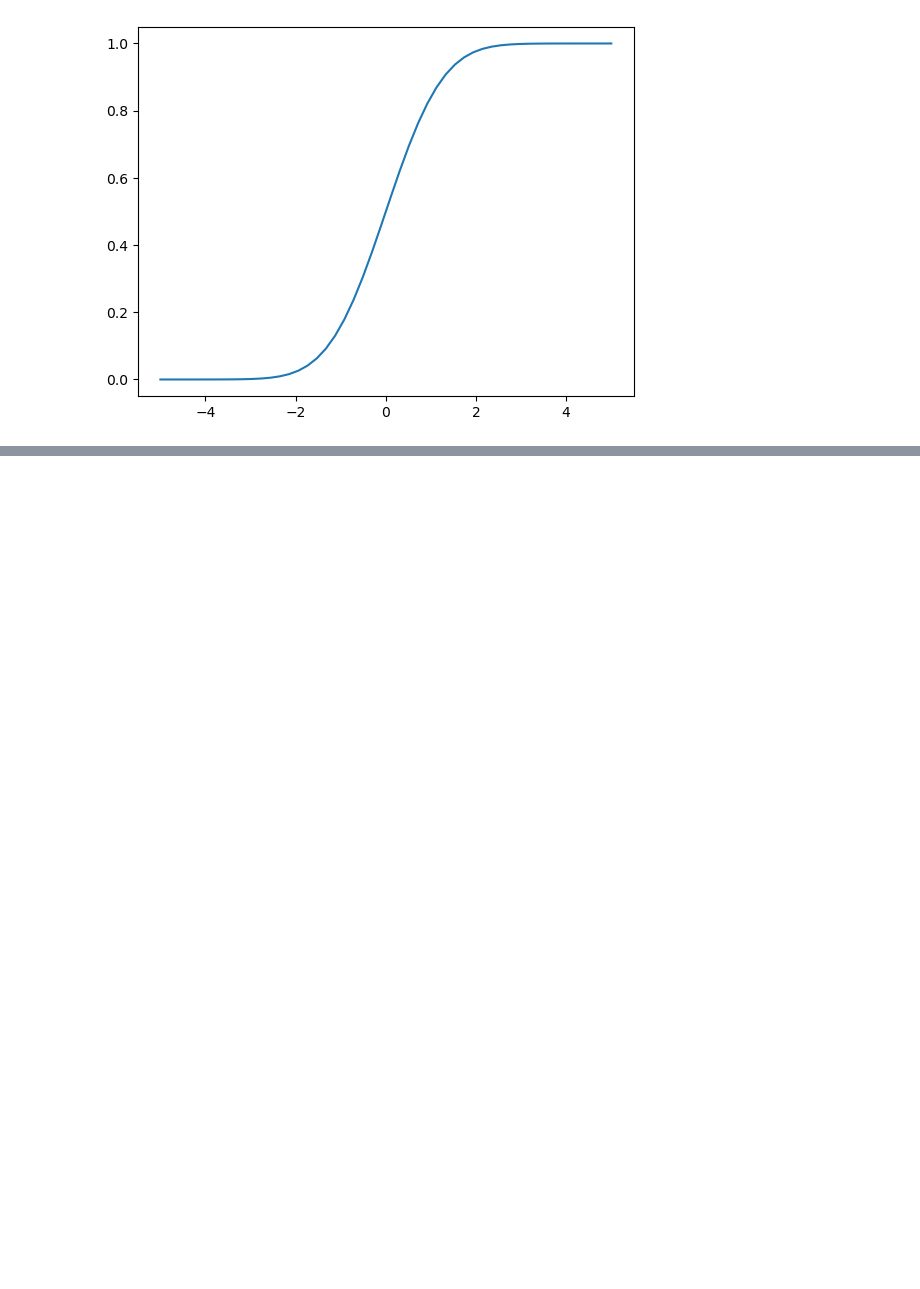
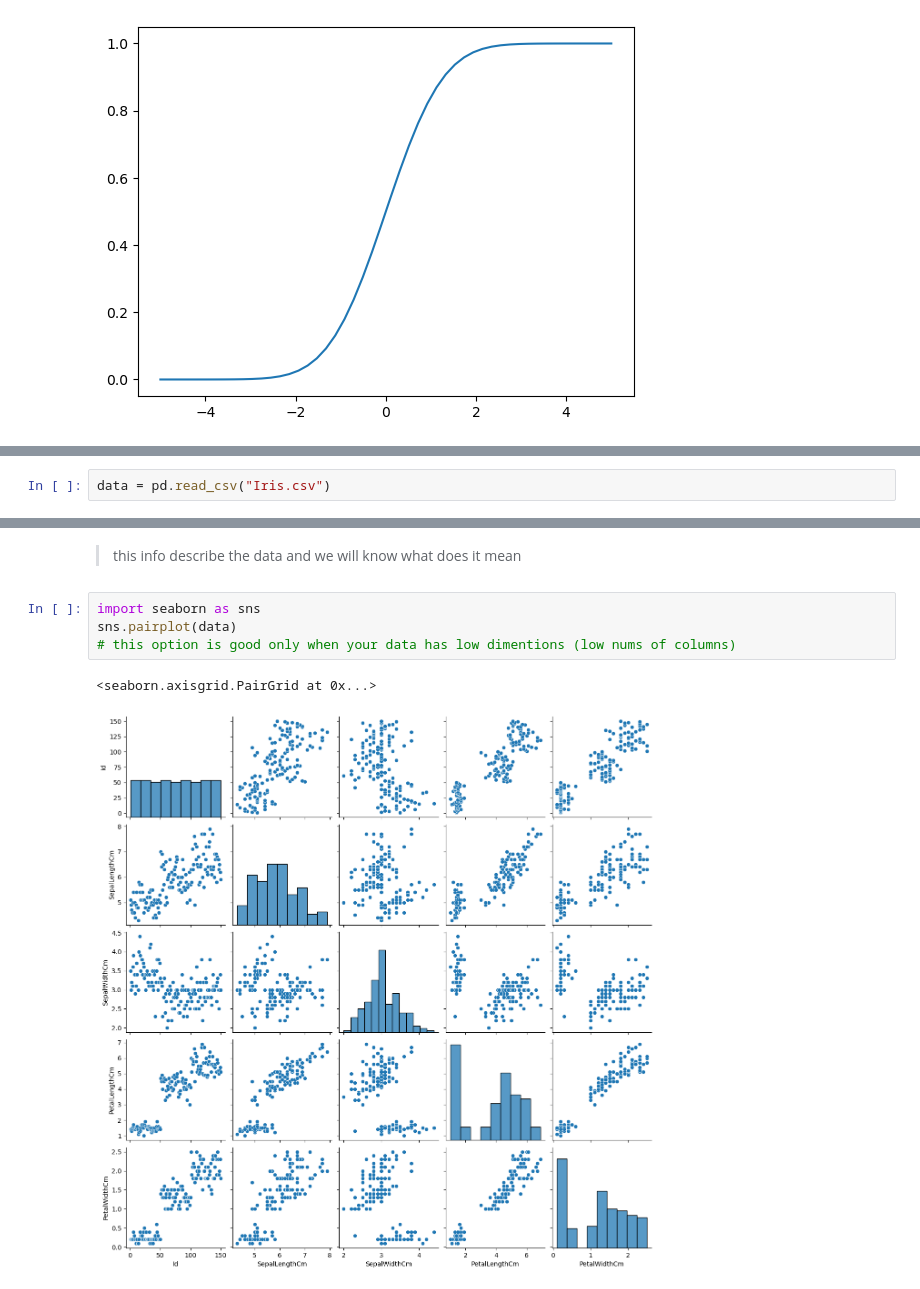
Before and after one commit to Abeermorshdy/Applied-Math, a Jupyter notebook: Statistics and probability/D2-stats.ipynb, the cells around one changed output, grey strips where cells are left out. Saved outputs shown, nothing was run; the diff lists cells and outputs as text; blank space fills up the shorter version.

```diff
--- a/Statistics and probability/D2-stats.ipynb
+++ b/Statistics and probability/D2-stats.ipynb
@@ -42,0 +48,2 @@ plt.plot(x,X)
+# %%
+data = pd.read_csv("Iris.csv")
@@ -42,0 +79,9 @@ plt.plot(x,X)
+# %% [markdown]
+> this info describe the data and we will know what does it mean
+# %%
+import seaborn as sns
+sns.pairplot(data)
+# this option is good only when your data has low dimentions (low nums of columns)
+# %% [output]
+<seaborn.axisgrid.PairGrid at 0x...>
+[figure, added]
```
Also changed, not shown: parts of 25 cells of this notebook, 1 other file.
